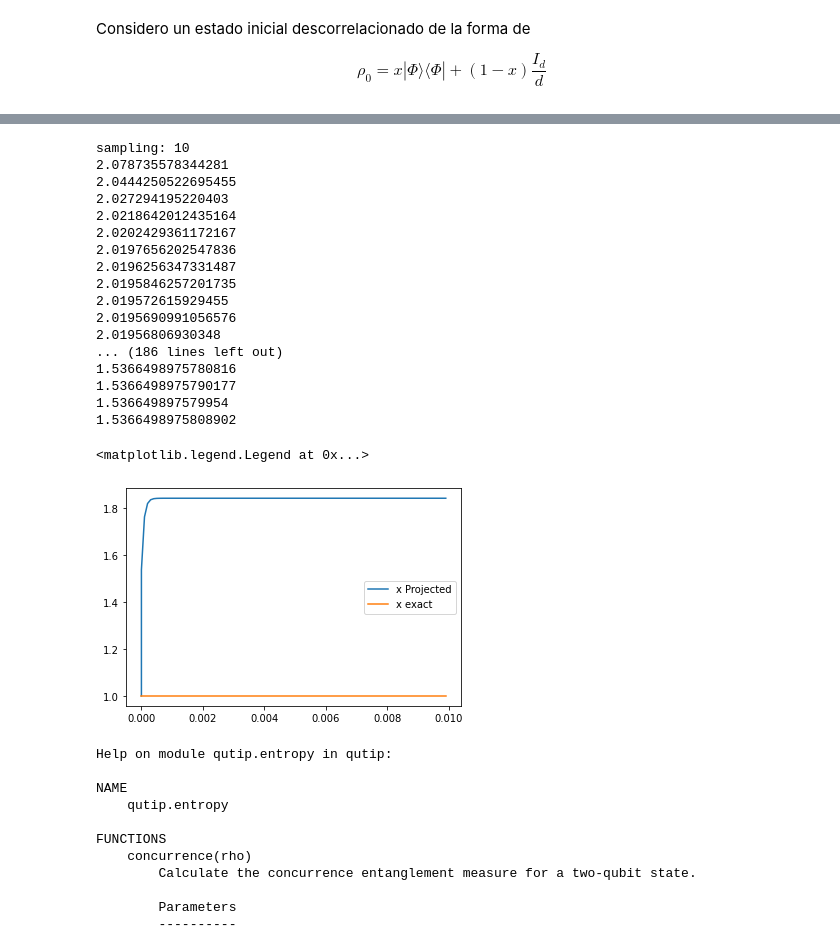
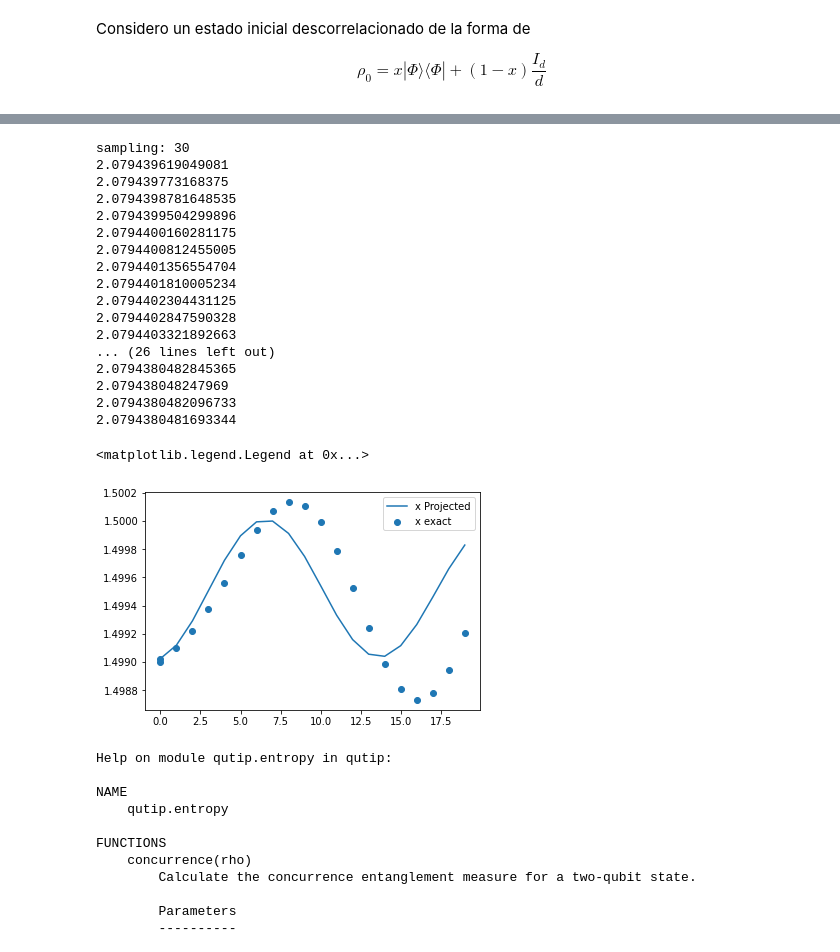
Before and after one commit to tomi-cuentitas/Spin-Chains-, a Jupyter notebook: HS_projected_evolution_debugged.ipynb, the cells around one changed output, grey strips where cells are left out. Cells and saved outputs as stored; diff of their text form; code cells hidden in the pictures.

```diff
--- a/HS_projected_evolution_debugged.ipynb
+++ b/HS_projected_evolution_debugged.ipynb
@@ -50,17 +71,19 @@ def scalar_prod(op1, op2, rho0 = None):
   return result
 
 def base_orth(ops, rho0):
-  #print("base")
   if isinstance(ops[0], list):
     ops = [op for op1l in ops for op in op1l]
   #print(type(ops),type(ops[0]))
   dim = ops[0].dims[0][0]
   #print("dim=",dim)
   basis = []
-  for op in ops:
+  for i, op in enumerate(ops):
     alpha = [scalar_prod(op2, op, rho0) for op2 in basis]
     op_mod = op - sum([c*op2 for c, op2, in zip(alpha, basis)])
-    op_mod = op_mod/(np.sqrt(scalar_prod(op_mod,op_mod,rho0)))
+    op_norm = np.sqrt(scalar_prod(op_mod,op_mod,rho0))
+    if op_norm<1.e-12:
+      continue
+    op_mod = op_mod/(op_norm)
     basis.append(op_mod)
   return basis
 
@@ -252,3 +275,16 @@ Considero un estado inicial descorrelacionado de la forma de
 $$
 \rho_0 = x |\Phi\rangle \langle\Phi| + (1-x)\frac{{I_d}}{d}
 $$
+# %%
+x=.5
+globalid = qutip.tensor([qutip.qeye(2) for k in range(N)])
+one_site_basis = [globalid] + sx_list + sy_list + sz_list
+two_site_basis = [op1*op2 for op1 in one_site_basis for op2 in one_site_basis]
+three_site_basis = [op1*op2*op3 for op1 in one_site_basis for op2 in one_site_basis for op3 in one_site_basis]
+
+rho0 = psi0 * psi0.dag()
+rho0 = x * rho0/rho0.tr() + (1-x) * globalid * .5**N
+
+two_site_basis = base_orth(two_site_basis, rho0 )
+
+three_site_basis = base_orth(three_site_basis, rho0 )
@@ -260,12 +314,22 @@ def callback(t, rhot):
 
 def projected_evolution(x=.5, gamma = 1*np.e*-2, omega_1=3., omega_2=3.,temp=1, gaussian=False, deltat=10., tmax = 500., distance=bures, do_project=True):
     global rho
-    basis = sx_list +  sy_list + sz_list
-    #basis = [x_op, p_op, x_op**2, corr_xp, p_dot, p_op**2]
     H_H = Heisenberg_hamiltonian(N,Jx,Jy,Jz,h)
     globalid = qutip.tensor([qutip.qeye(2) for k in range(N)])
+
+    # Algunos problemas que tiene el problema cómo está planteado ahora:
+    # * rho0 debería ser un estado descorrelacionado. Aquí estamos estando el estado inicial,
+    #   que es un estado entrelazado
+    # * El estado inicial no pertenece a la variedad Max-Ent: Para que esto funcione, deberíamos, o bien proyectar el estado inicial a la variedad,
+    # o bien agregar el log(rho0) a la base de operadores.
+
     rho0 = psi0 * psi0.dag()
     rho0 = x * rho0/rho0.tr() + (1-x) * globalid * .5**N
+    #basis = sx_list +  sy_list + sz_list
+    # basis = base_orth([x_op, p_op, x_op**2, corr_xp, p_dot, p_op**2, p_dot**2, p_op*H_H+H_H*p_op,1j*(p_op*H_H-H_H*p_op) ],rho0)
+
+    # basis = base_orth(two_site_basis + [ H_H*op+op*H_H for op in two_site_basis ], rho0)
+    basis = base_orth(two_site_basis, rho0)
     # Hamiltoniano
 
     obs = [x_op, p_op]
@@ -311,32 +375,32 @@ def projected_evolution(x=.5, gamma = 1*np.e*-2, omega_1=3., omega_2=3.,temp=1,
         pickle.dump(result, f)
     return result
 # %%
-results = projected_evolution(x=.5, gamma = 1*np.e*-6, omega_1=3., omega_2=3.,temp=1, gaussian=False, deltat=.0001, tmax = .01, distance=bures,do_project=True)
+results = projected_evolution(x=.001, gamma = 1*np.e*-10, omega_1=3., omega_2=3.,temp=1, gaussian=False, deltat=1, tmax = 20, distance=bures,do_project=True)
 
 plt.plot(results["ts"], results["averages"][:,0], label="x Projected")
-results = projected_evolution(x=.5, gamma = 1*np.e*-1, omega_1=3., omega_2=3.,temp=1, gaussian=False, deltat=.0001, tmax = .01, distance=bures,do_project=False)
-plt.plot(results["ts"], results["averages"][:,0], label="x exact")
+results = projected_evolution(x=.001, gamma = 1*np.e*-10, omega_1=3., omega_2=3.,temp=1, gaussian=False, deltat=1, tmax = 20, distance=bures,do_project=False)
+plt.scatter(results["ts"], results["averages"][:,0], label="x exact")
 plt.legend()
 # %% [output]
-sampling: 10
-2.078735578344281
-2.0444250522695455
-2.027294195220403
-2.0218642012435164
-2.0202429361172167
-2.0197656202547836
-2.0196256347331487
-2.0195846257201735
-2.019572615929455
-2.0195690991056576
-2.01956806930348
-... (186 lines left out)
-1.5366498975780816
-1.5366498975790177
-1.536649897579954
-1.5366498975808902
+sampling: 30
+2.079439619049081
+2.079439773168375
+2.0794398781648535
+2.0794399504299896
+2.0794400160281175
+2.0794400812455005
+2.0794401356554704
+2.0794401810005234
+2.0794402304431125
+2.0794402847590328
+2.0794403321892663
+... (26 lines left out)
+2.0794380482845365
+2.079438048247969
+2.0794380482096733
+2.0794380481693344
 <matplotlib.legend.Legend at 0x...>
-[figure, old version]
+[figure, new version]
 # %%
 help(qutip.entropy)
 # %% [output]
```
Also changed, not shown: parts of 4 cells of this notebook.
